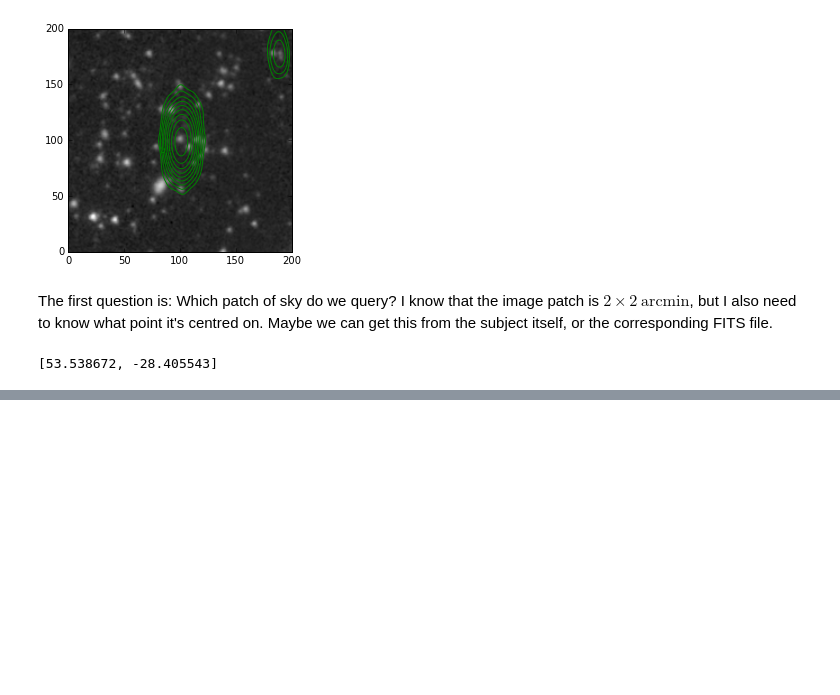
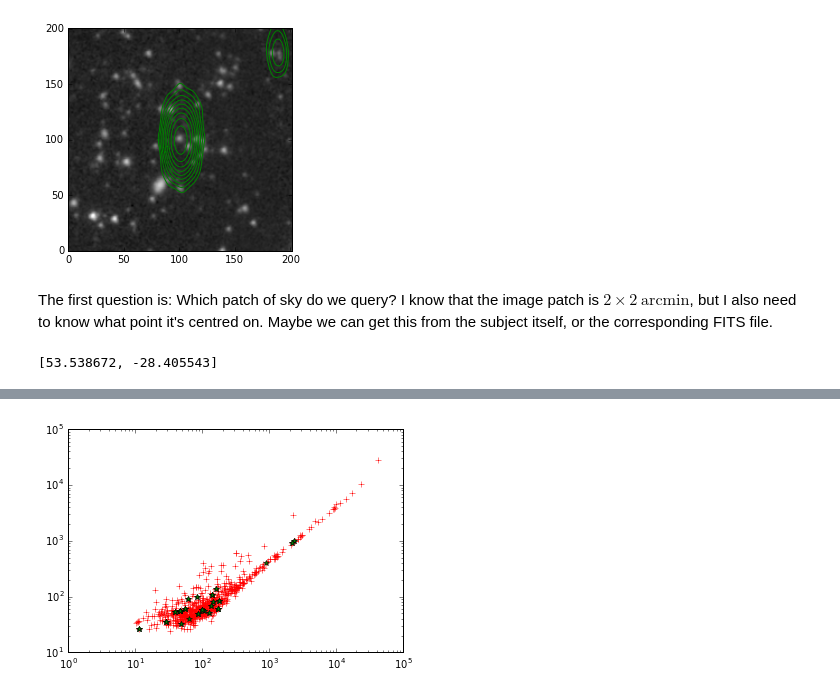
Before and after one commit to chengsoonong/crowdastro, a Jupyter notebook: notebooks/13_source_catalogue.ipynb, the cells around one changed output, grey strips where cells are left out. Saved outputs shown, nothing was run; the diff lists cells and outputs as text; code cells hidden in the pictures; blank space fills up the shorter version.

```diff
--- a/notebooks/13_source_catalogue.ipynb
+++ b/notebooks/13_source_catalogue.ipynb
@@ -121,0 +224,9 @@ The AllWISE source catalogue seems to miss a few hosts (and the reject catalogue
+# %%
+all_fluxes = numpy.array(all_fluxes)
+fluxes = numpy.array(fluxes)
+
+matplotlib.pyplot.loglog(all_fluxes[:, 0], all_fluxes[:, 1], c='r', marker='+', linestyle='None')
+matplotlib.pyplot.loglog(fluxes[:, 0], fluxes[:, 1], c='g', marker='*', linestyle='None')
+matplotlib.pyplot.show()
+# %% [output]
+[figure, added]
```
Also changed, not shown: parts of 13 cells of this notebook.
